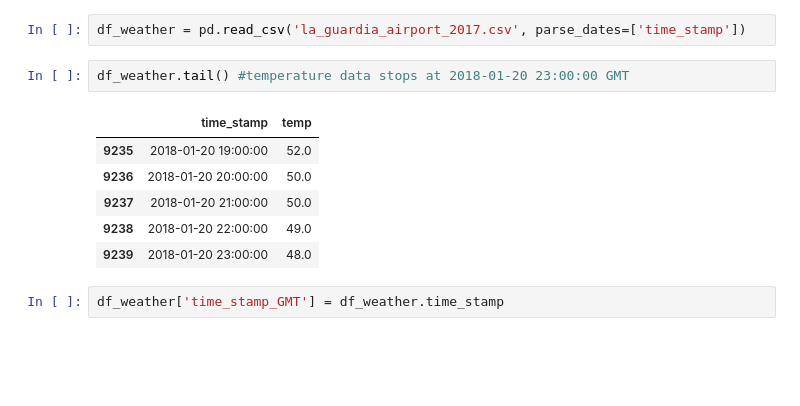
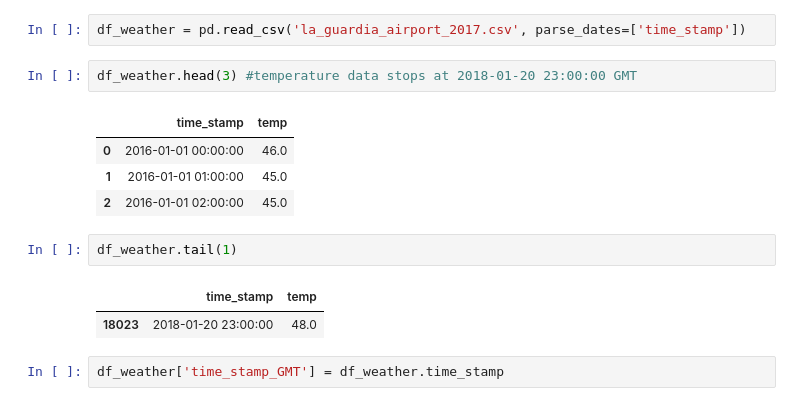
Before and after one commit to xingliuUT/battery_planner, a Jupyter notebook: decompose.ipynb, the cells around one changed output. Saved outputs shown, nothing was run; the diff lists cells and outputs as text; blank space fills up the shorter version.

```diff
--- a/decompose.ipynb
+++ b/decompose.ipynb
@@ -23,14 +24,17 @@ def adf_output(dftest):
 # %%
 df_weather = pd.read_csv('la_guardia_airport_2017.csv', parse_dates=['time_stamp'])
 # %%
-df_weather.tail() #temperature data stops at 2018-01-20 23:00:00 GMT
+df_weather.head(3) #temperature data stops at 2018-01-20 23:00:00 GMT
 # %% [output]
 |  | time_stamp | temp |
-| 9235 | 2018-01-20 19:00:00 | 52.0 |
-| 9236 | 2018-01-20 20:00:00 | 50.0 |
-| 9237 | 2018-01-20 21:00:00 | 50.0 |
-| 9238 | 2018-01-20 22:00:00 | 49.0 |
-| 9239 | 2018-01-20 23:00:00 | 48.0 |
+| 0 | 2016-01-01 00:00:00 | 46.0 |
+| 1 | 2016-01-01 01:00:00 | 45.0 |
+| 2 | 2016-01-01 02:00:00 | 45.0 |
+# %%
+df_weather.tail(1)
+# %% [output]
+|  | time_stamp | temp |
+| 18023 | 2018-01-20 23:00:00 | 48.0 |
 # %%
 df_weather['time_stamp_GMT'] = df_weather.time_stamp
 # %%
```
Also changed, not shown: parts of 22 cells of this notebook, 7 other files.
